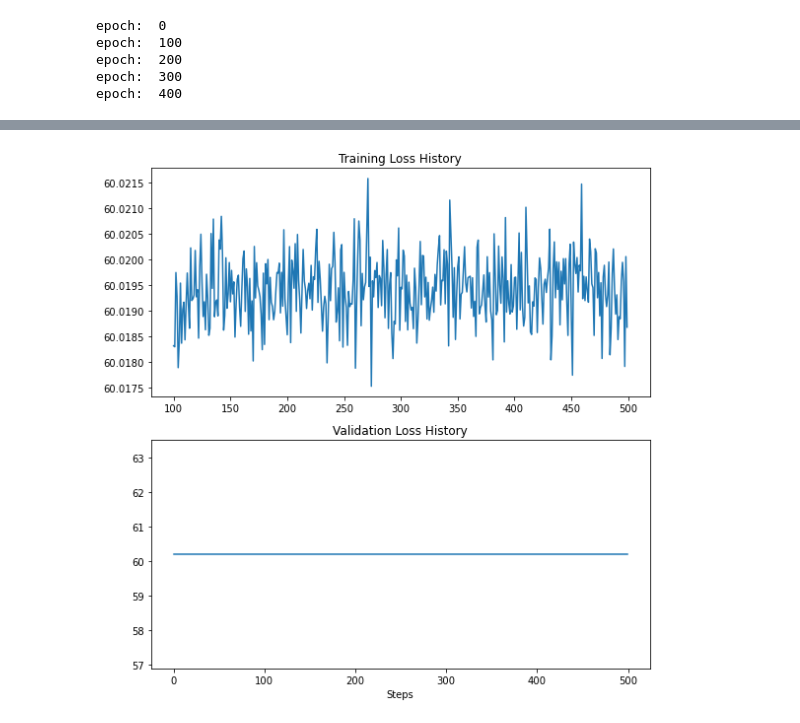
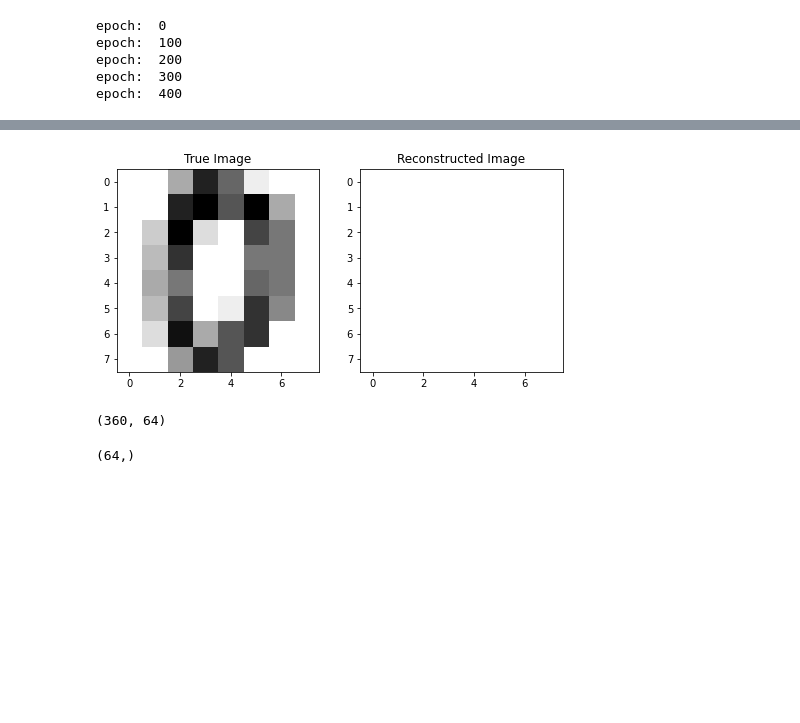
Before and after one commit to shu-z/final-nn, a Jupyter notebook: number_autoencoder.ipynb, the cells around one changed output, grey strips where cells are left out. Drawn from its saved outputs; the diff is of its cells as text; code cells hidden in the pictures; blank space fills up the shorter version.

Commit message:
digit training updates

```diff
--- a/number_autoencoder.ipynb
+++ b/number_autoencoder.ipynb
@@ -47,13 +105,0 @@ epoch:  400
-# %%
-#taken from hw7
-
-fig, axs = plt.subplots(2, figsize=(8, 8))
-axs[0].plot(np.arange(len(per_epoch_loss_train))[100:], per_epoch_loss_train[100:])
-axs[0].set_title('Training Loss History')
-axs[1].plot(np.arange(len(per_epoch_loss_val)), per_epoch_loss_val)
-axs[1].set_title('Validation Loss History')
-plt.xlabel('Steps')
-fig.tight_layout()
-plt.show()
-# %% [output]
-[figure, removed]
@@ -59,0 +108,28 @@ plt.show()
+# %%
+#make prediction with tuned autoencoder
+
+digits_pred=example_NN.predict(X_test)
+
+#for index 0
+
+idx_0_reshape= np.reshape(digits_pred[0], (8, 8))
+
+
+fig, axs = plt.subplots(1,2, figsize=(8, 8))
+
+axs[0].imshow(digits.images[0], cmap='binary')
+axs[1].imshow(idx_0_reshape, cmap='binary')
+axs[0].set_title('True Image')
+axs[1].set_title('Reconstructed Image')
+
+plt.show()
+# %% [output]
+[figure, added]
+# %%
+digit_pred.shape
+# %% [output]
+(360, 64)
+# %%
+digit_pred[0].shape
+# %% [output]
+(64,)
```
Also changed, not shown: parts of 9 cells of this notebook, 4 other files.
